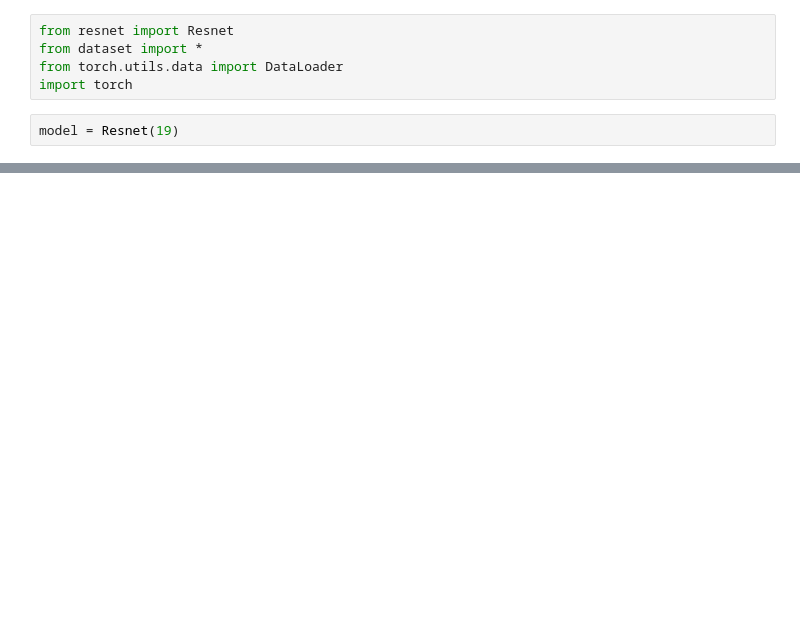
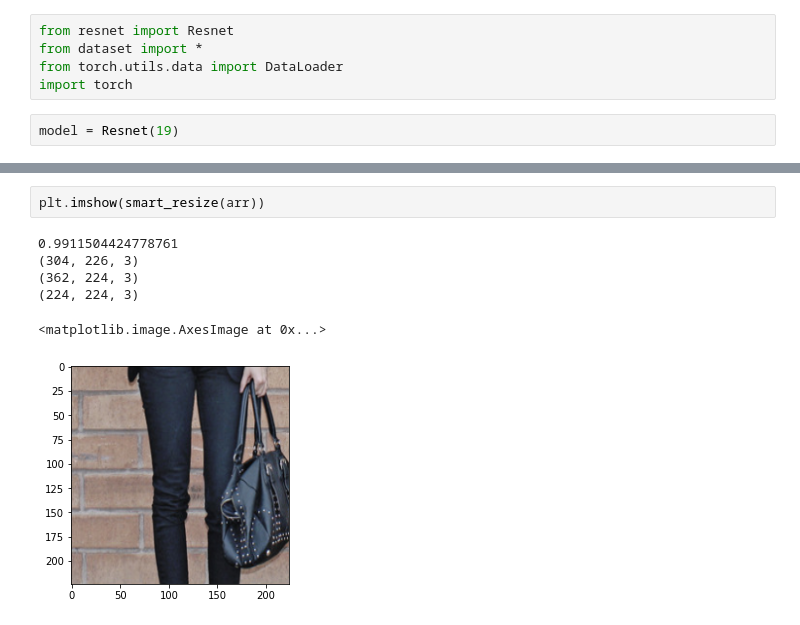
Before and after one commit to rudyn2/cc7221, a Jupyter notebook: tarea1/src/test_model.ipynb, the cells around one changed output, grey strips where cells are left out. Drawn from its saved outputs; the diff is of its cells as text; blank space fills up the shorter version.

Commit message:
add smart resize

```diff
--- a/tarea1/src/test_model.ipynb
+++ b/tarea1/src/test_model.ipynb
@@ -27,0 +151,9 @@ tensor(0.)
+# %%
+plt.imshow(smart_resize(arr))
+# %% [output]
+0.9911504424778761
+(304, 226, 3)
+(362, 224, 3)
+(224, 224, 3)
+<matplotlib.image.AxesImage at 0x...>
+[figure, added]
```
Also changed, not shown: parts of 8 cells of this notebook, 2 other files.
